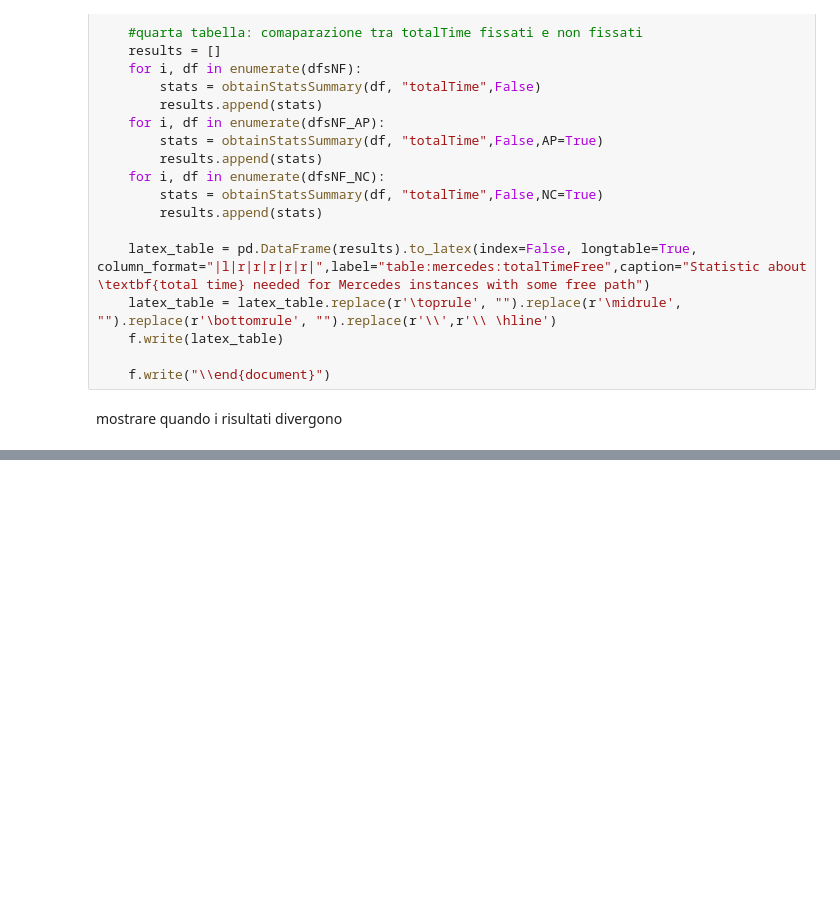
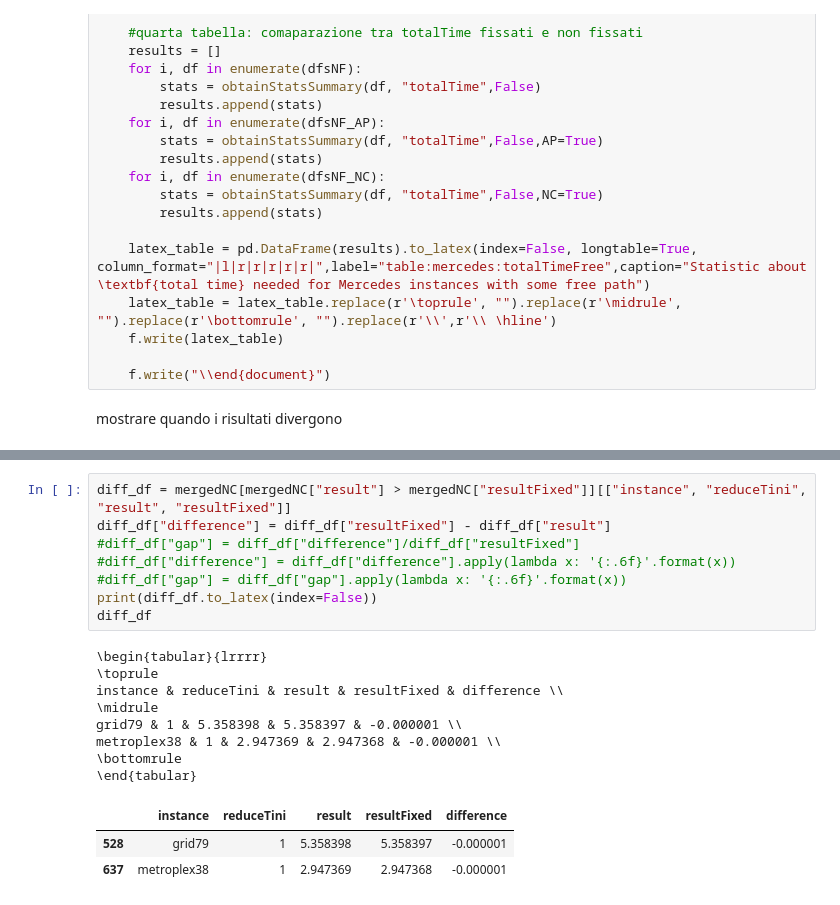
Before and after one commit to Fiden99/UAMdeconflictionMasterThesis, a Jupyter notebook: elaborateTime.ipynb, the cells around one changed output, grey strips where cells are left out. Saved outputs shown, nothing was run; the diff lists cells and outputs as text; blank space fills up the shorter version.

```diff
--- a/elaborateTime.ipynb
+++ b/elaborateTime.ipynb
@@ -538,0 +541,20 @@ DD 42262.63422818792 25562.17057217724 53267.37852348993 31790.8446266885
+# %%
+diff_df = mergedNC[mergedNC["result"] > mergedNC["resultFixed"]][["instance", "reduceTini", "result", "resultFixed"]]
+diff_df["difference"] = diff_df["resultFixed"] - diff_df["result"]
+#diff_df["gap"] = diff_df["difference"]/diff_df["resultFixed"]
+#diff_df["difference"] = diff_df["difference"].apply(lambda x: '{:.6f}'.format(x))
+#diff_df["gap"] = diff_df["gap"].apply(lambda x: '{:.6f}'.format(x))
+print(diff_df.to_latex(index=False))
+diff_df
+# %% [output]
+\begin{tabular}{lrrrr}
+\toprule
+instance & reduceTini & result & resultFixed & difference \\
+\midrule
+grid79 & 1 & 5.358398 & 5.358397 & -0.000001 \\
+metroplex38 & 1 & 2.947369 & 2.947368 & -0.000001 \\
+\bottomrule
+\end{tabular}
+|  | instance | reduceTini | result | resultFixed | difference |
+| 528 | grid79 | 1 | 5.358398 | 5.358397 | -0.000001 |
+| 637 | metroplex38 | 1 | 2.947369 | 2.947368 | -0.000001 |
```
Also changed, not shown: parts of 5 cells of this notebook, 48 other files.
